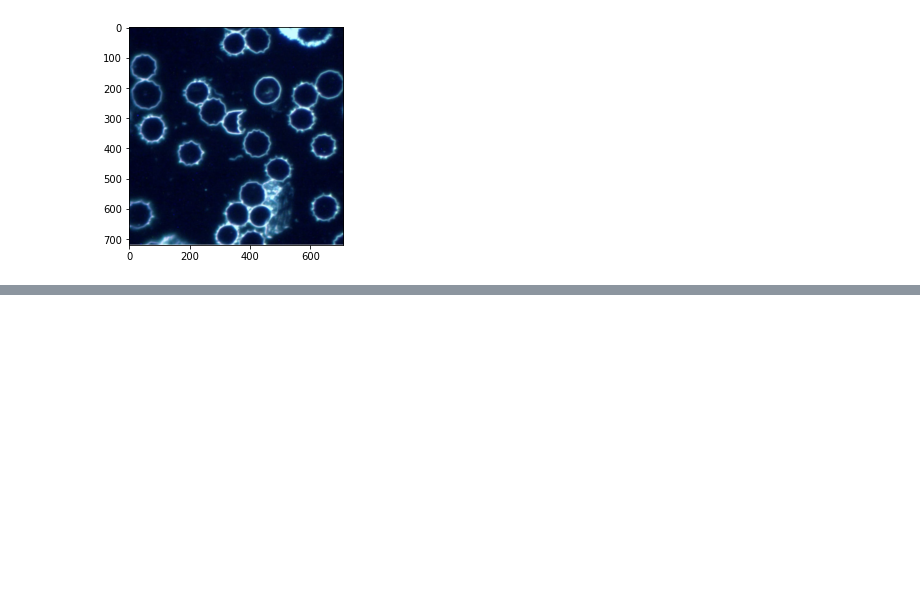
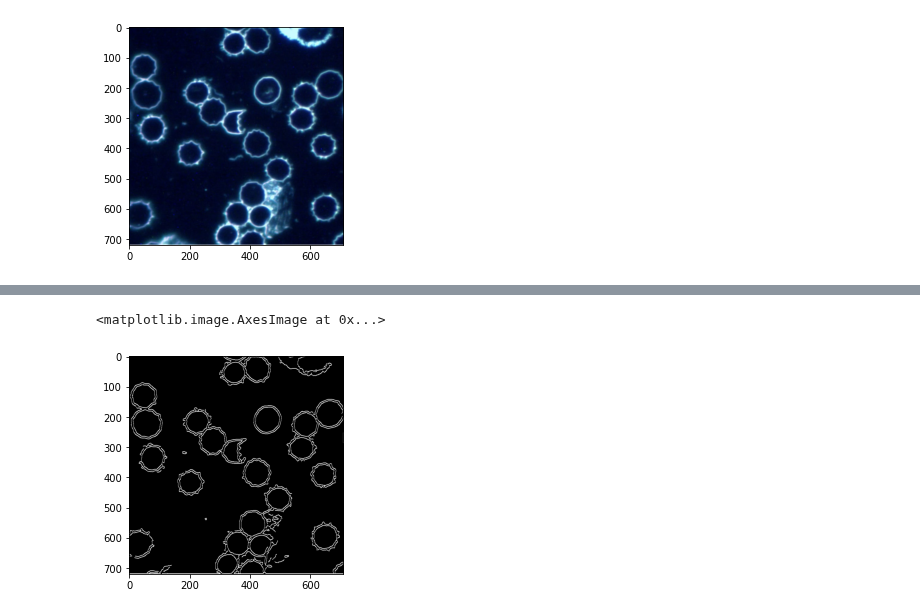
Before and after one commit to nailanabilaaaaaa/FinalProject_PCVK_2022, a Jupyter notebook: Final_Project.ipynb, the cells around one changed output, grey strips where cells are left out. Cells and saved outputs as stored; diff of their text form; code cells hidden in the pictures; blank space fills up the shorter version.

```diff
--- a/Final_Project.ipynb
+++ b/Final_Project.ipynb
@@ -44,0 +69,12 @@ plt.imshow(cv.cvtColor(img_3, cv.COLOR_BGR2RGB))
+# %%
+gray = cv.cvtColor(img_3, cv.COLOR_BGR2GRAY)
+
+blur = cv.GaussianBlur(gray, (11,11), 1)
+canny = cv.Canny(blur, 60, 150, 3)
+plt.imshow(canny, cmap= 'gray')
+
+dilated = cv.dilate(canny, (1,1), iterations = 1)
+plt.imshow(dilated, cmap='gray')
+# %% [output]
+<matplotlib.image.AxesImage at 0x...>
+[figure, added]
```
Also changed, not shown: parts of 2 cells of this notebook.
